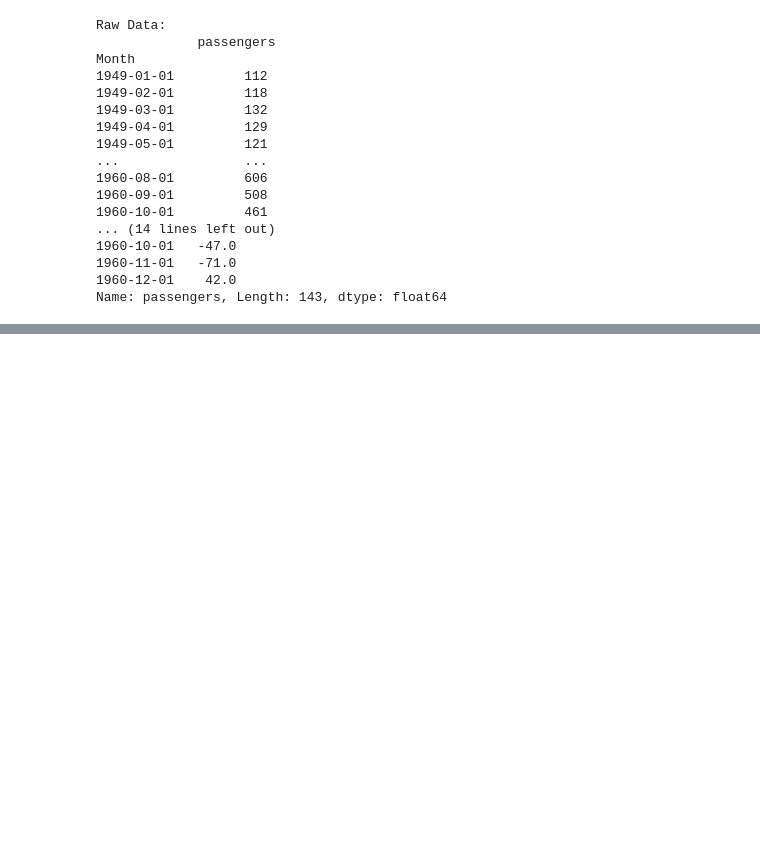
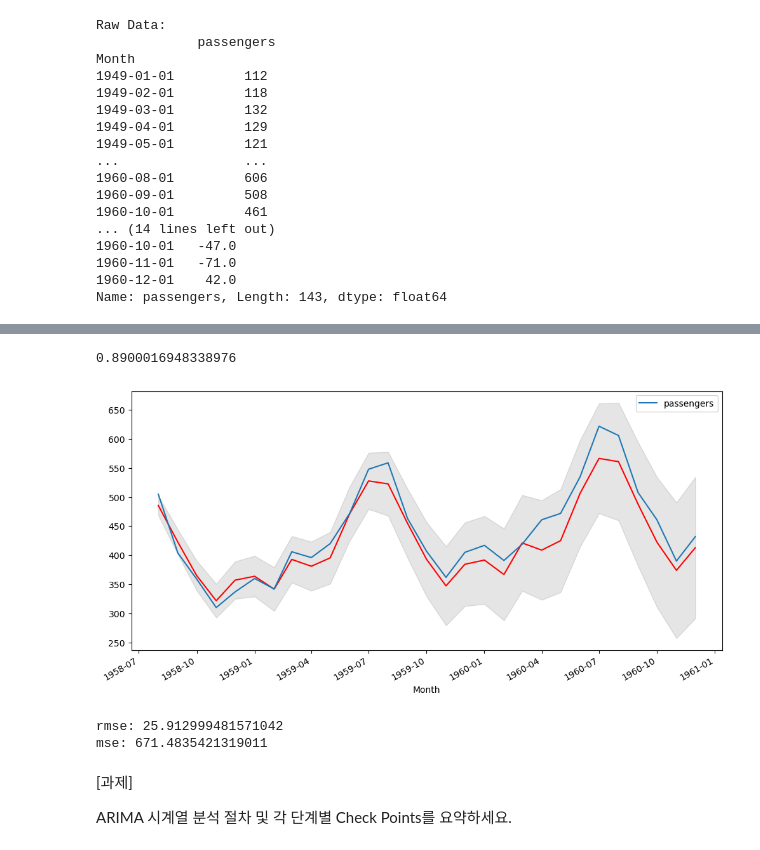
Before and after one commit to bnv20/Caba_ml, a Jupyter notebook: ML56_시계열분석_ARIMA_SARIMA_guide.ipynb, the cells around one changed output, grey strips where cells are left out. Drawn from its saved outputs; the diff is of its cells as text; code cells hidden in the pictures; blank space fills up the shorter version.

```diff
--- a/ML56_시계열분석_ARIMA_SARIMA_guide.ipynb
+++ b/ML56_시계열분석_ARIMA_SARIMA_guide.ipynb
@@ -179,0 +362,3 @@ plt.plot()
+# %%
+optimal = [(params[i],j) for i, j in enumerate(aic) if j == min(aic)]
+optimal
@@ -179,0 +367,5 @@ plt.plot()
+# %%
+model = SARIMAX(train.values, order = optimal[0][0][0],\
+                seasonal_order=optimal[0][0][1])
+result = model.fit()
+result.summary()
@@ -179,0 +393,36 @@ plt.plot()
+# %%
+from sklearn.metrics import r2_score
+
+prediction = result.get_forecast(len(test))
+predicted_value1 = prediction.predicted_mean
+predicted_ub = prediction.conf_int()[:,0]
+predicted_lb = prediction.conf_int()[:,1]
+predict_index = list(test.index)
+r2 = r2_score(test,predicted_value1)
+r2
+# %% [output]
+0.8900016948338976
+# %%
+# 시각화
+fig, ax = plt.subplots(figsize=(12,6))
+ax.plot(predict_index,predicted_value1, color='red', label='Prediction')
+ax.fill_between(predict_index,predicted_lb,predicted_ub,color='k',\
+               alpha=0.1,label='0.95 Prediction interval')
+test.plot(ax=ax)
+plt.show()
+# %% [output]
+[figure, added]
+# %%
+# rmse, mse
+from sklearn.metrics import mean_squared_error
+from statsmodels.tools.eval_measures import rmse
+
+print('rmse:',rmse(test['passengers'], predicted_value1))
+print('mse:', mean_squared_error(test['passengers'], predicted_value1))
+# %% [output]
+rmse: 25.912999481571042
+mse: 671.4835421319011
+# %% [markdown]
+[과제]
+
+ARIMA 시계열 분석 절차 및 각 단계별 Check Points를 요약하세요.
```
Also changed, not shown: parts of 13 cells of this notebook.
